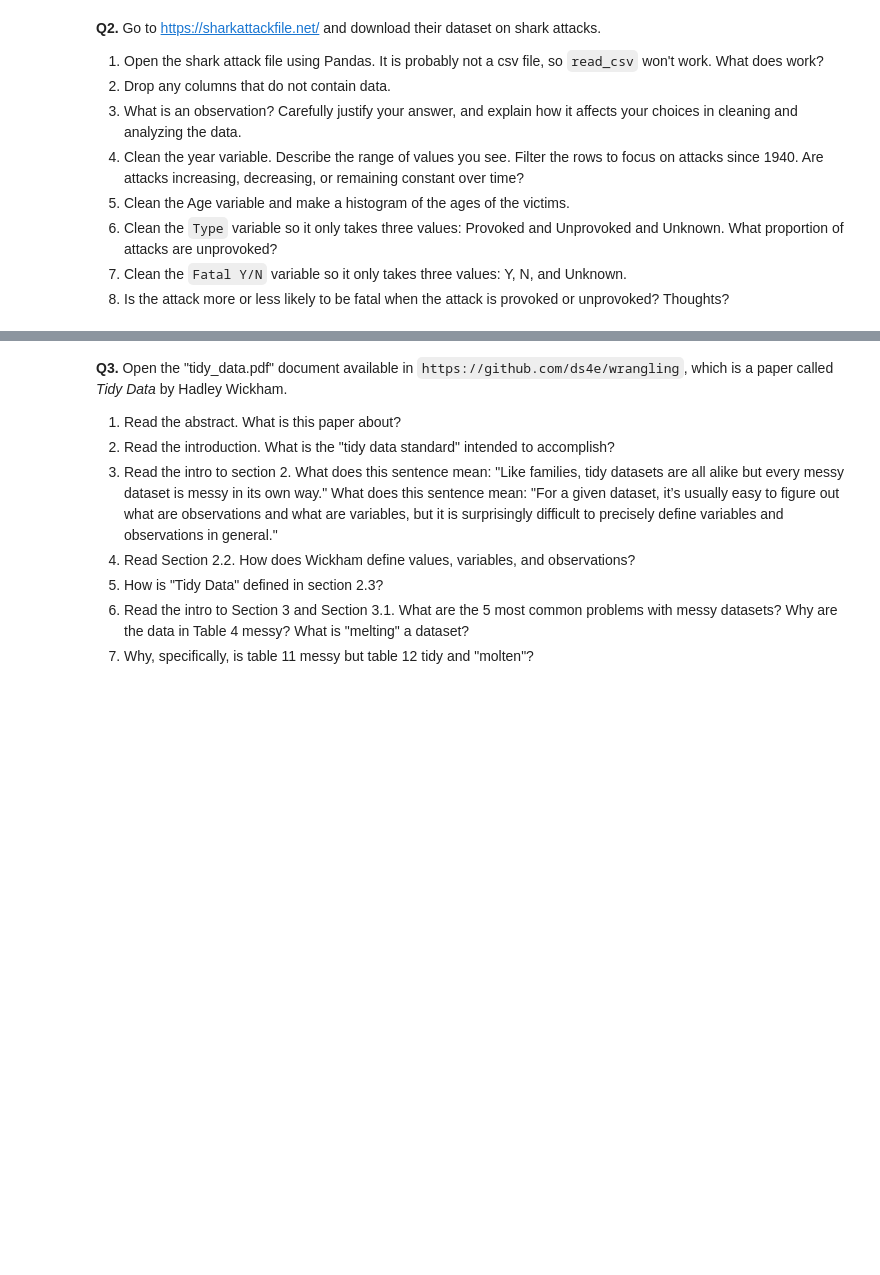
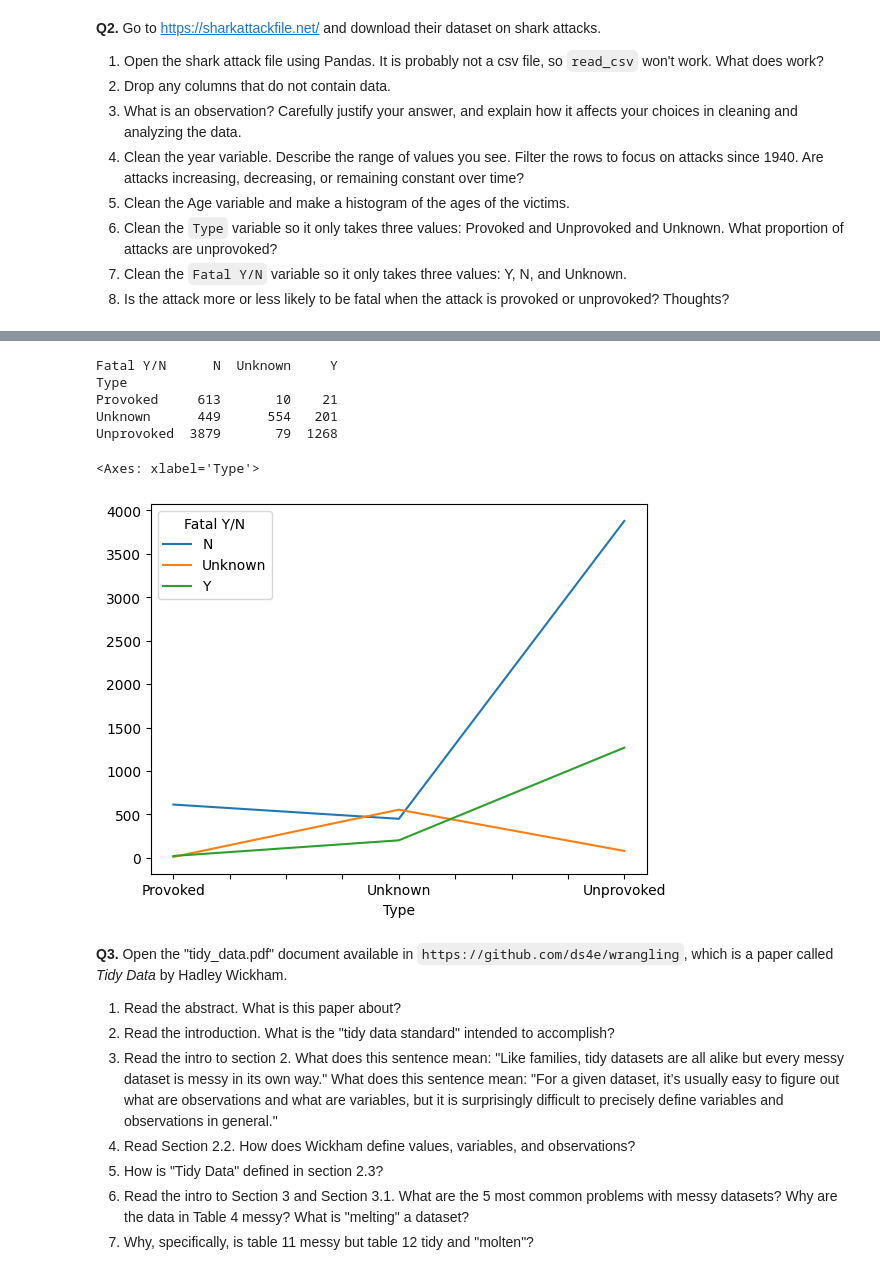
Before and after one commit to kayleendo/programming, a Jupyter notebook: assignment/01_assignment_wrangling_and_eda.ipynb, the cells around one changed output, grey strips where cells are left out. Cells and saved outputs as stored; diff of their text form; code cells hidden in the pictures; blank space fills up the shorter version.

```diff
--- a/assignment/01_assignment_wrangling_and_eda.ipynb
+++ b/assignment/01_assignment_wrangling_and_eda.ipynb
@@ -123,0 +175,10 @@ Computing the median rating this way might be bias because it disregards the air
+# %%
+# 6
+df['Type'] = df['Type'].replace(['Invalid', 'Watercraft', 'Sea Disaster', 'Questionable',
+                                 'Boat', 'Unconfirmed', '?', 'Unverified', 'Under investigation'], 'Unknown')
+df['Type'] = df['Type'].replace('unprovoked', 'Unprovoked')
+df['Type'] = df['Type'].replace(' Provoked', 'Provoked')
+df['Type'] = df['Type'].fillna('Unknown')
+df['Type'].value_counts()
+
+# 5226 / 7074 = 73.9% of attacks are unprovoked
@@ -123,0 +192,8 @@ Computing the median rating this way might be bias because it disregards the air
+# %%
+# 7
+df['Fatal Y/N'] = df['Fatal Y/N'].replace(['F', 'M', 'n', 'Nq', 'UNKNOWN', 2017], 'Unknown')
+df['Fatal Y/N'] = df['Fatal Y/N'].replace(['Y x 2', 'y'], 'Y')
+df['Fatal Y/N'] = df['Fatal Y/N'].replace([' N', 'N '], 'N')
+df['Fatal Y/N'] = df['Fatal Y/N'].fillna('Unknown')
+
+df['Fatal Y/N'].value_counts(dropna=False)
@@ -124,3 +207,20 @@ Computing the median rating this way might be bias because it disregards the air
+# %%
+# 8 Is the attack more or less likely to be fatal when the attack is provoked or unprovoked? Thoughts?
+counts = df.groupby(['Type', 'Fatal Y/N']).size().unstack(fill_value=0)
+print(counts)
+
+counts.plot()
+
+# According to our data, shark attacks are more likely to be fatal if unprovoked. This is suprising because
+# I originially thought that provoked shark attacks would be more fatal compared to unprovoked ones.
+# %% [output]
+Fatal Y/N      N  Unknown     Y
+Type
+Provoked     613       10    21
+Unknown      449      554   201
+Unprovoked  3879       79  1268
+<Axes: xlabel='Type'>
+[figure, added]
 # %% [markdown]
 **Q3.** Open the "tidy_data.pdf" document available in `https://github.com/ds4e/wrangling`, which is a paper called *Tidy Data* by Hadley Wickham.
 
```
Also changed, not shown: parts of 20 cells of this notebook.
